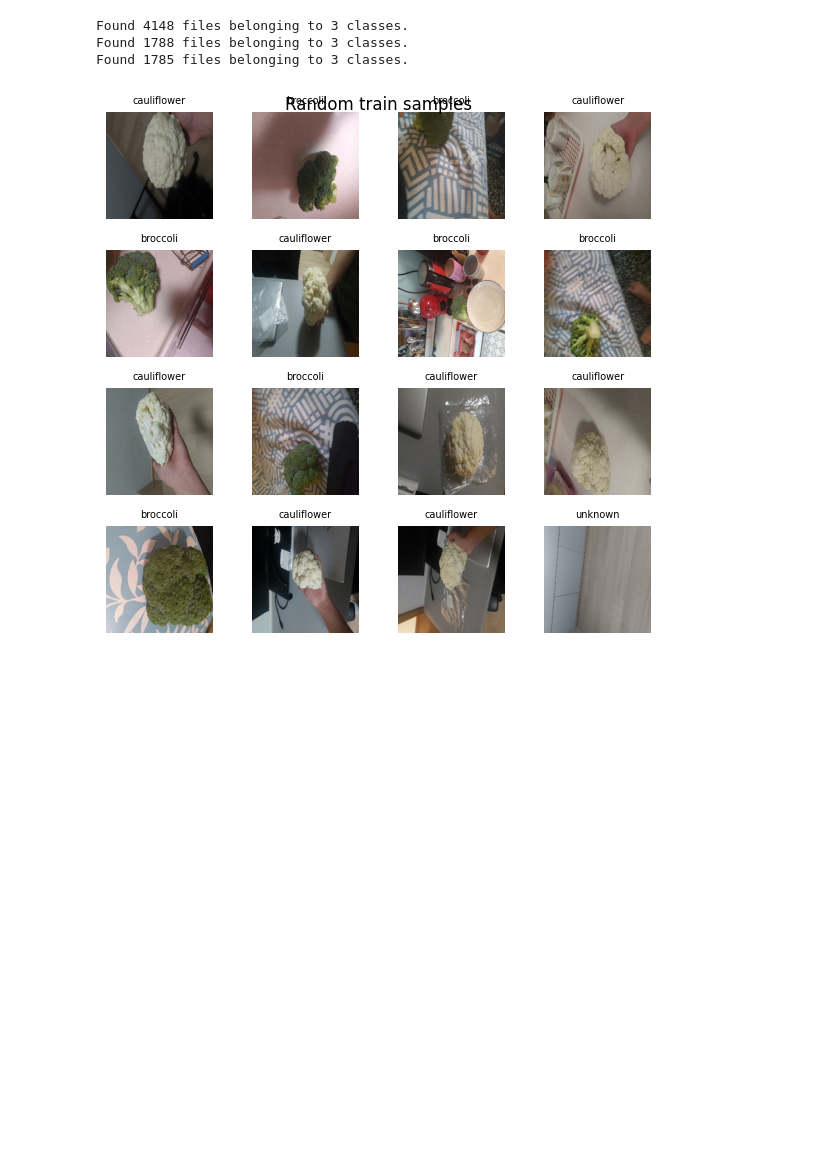
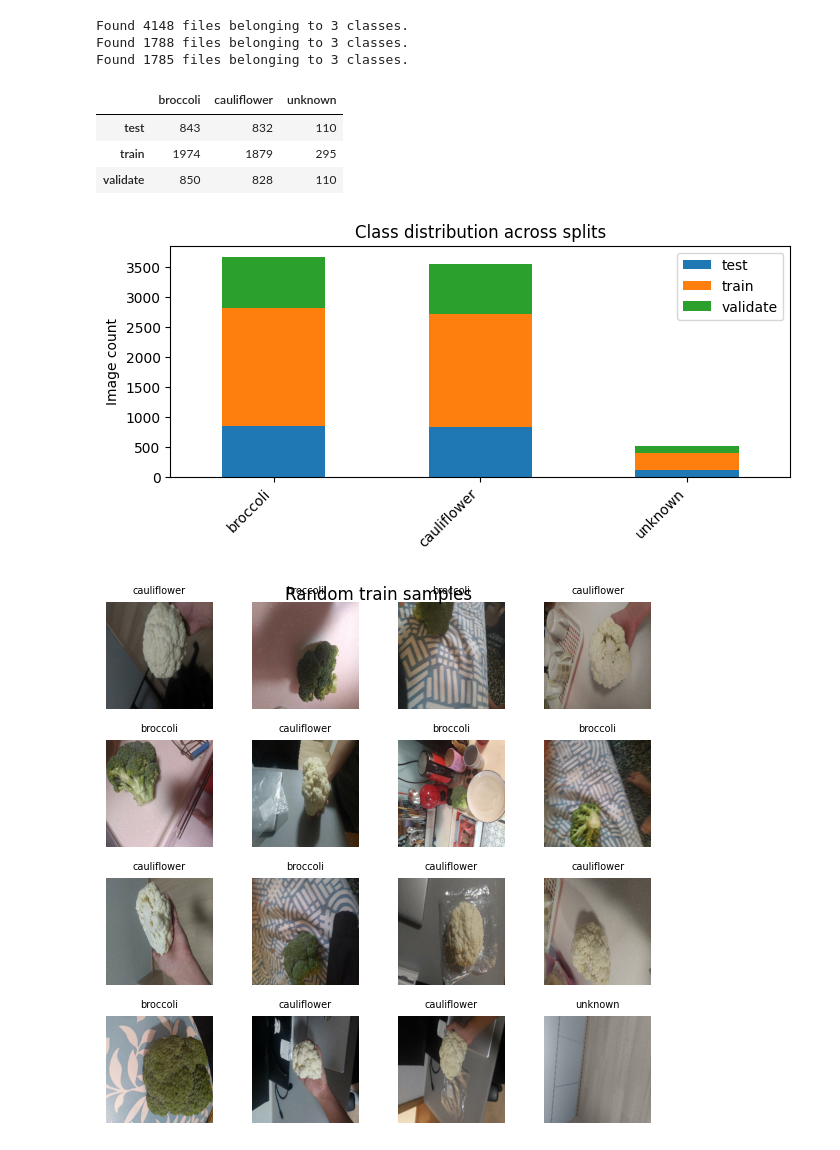
Before and after one commit to dion-choy/mlai, a Jupyter notebook: model.ipynb, the cells around one changed output. Saved outputs shown, nothing was run; the diff lists cells and outputs as text; code cells hidden in the pictures; blank space fills up the shorter version.

```diff
--- a/model.ipynb
+++ b/model.ipynb
@@ -40,6 +41,25 @@ test_ds = load_split("test")
 Found 4148 files belonging to 3 classes.
 Found 1788 files belonging to 3 classes.
 Found 1785 files belonging to 3 classes.
+# %%
+def count_images(split):
+    return {cls: len(os.listdir(f"{ROOT}{split}/{cls}/"))
+            for cls in classes}
+
+df_counts = pd.DataFrame({s: count_images(s) for s in splits})
+
+display(df_counts.T)  # nice Jupyter table
+ax = df_counts.plot.bar(stacked=True, figsize=(8,3))
+ax.set_title("Class distribution across splits")
+ax.set_ylabel("Image count")
+plt.xticks(rotation=45, ha="right")
+plt.show()
+# %% [output]
+|  | broccoli | cauliflower | unknown |
+| test | 843 | 832 | 110 |
+| train | 1974 | 1879 | 295 |
+| validate | 850 | 828 | 110 |
+[figure, added]
 # %%
 plt.figure(figsize=(6,6))
 for images, labels in train_ds.take(1):
```
Also changed, not shown: parts of 3 cells of this notebook.
